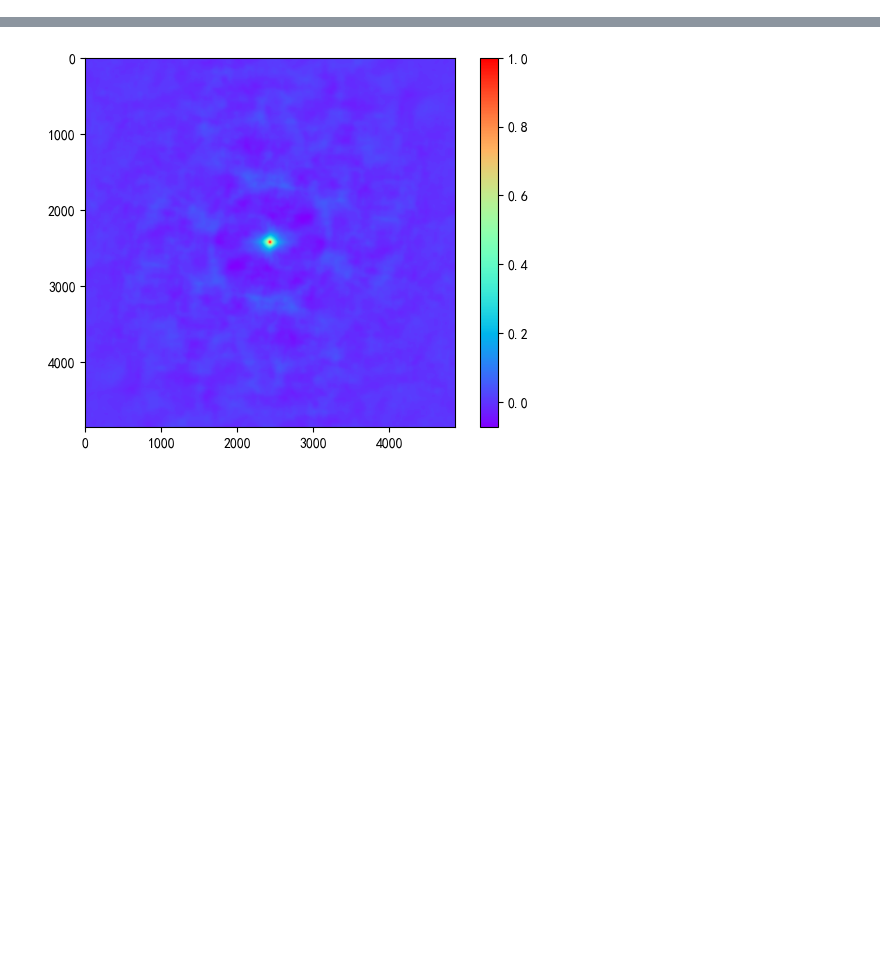
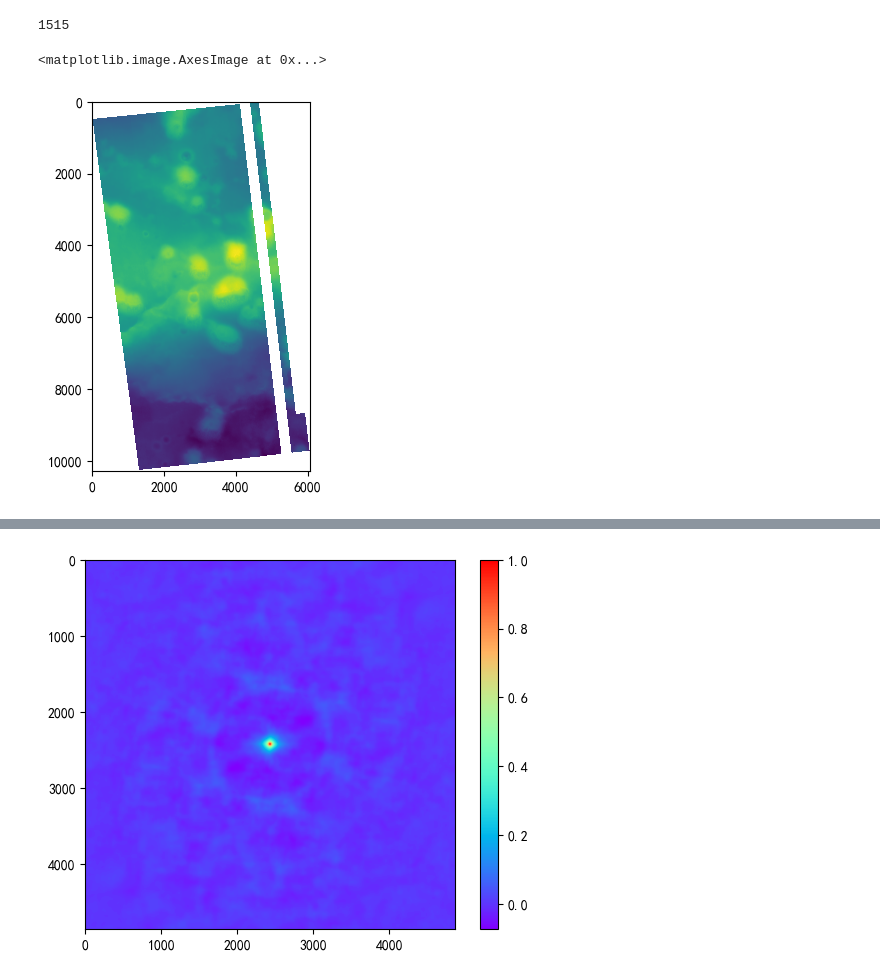
Before and after one commit to exloser123/MARS_Backup, a Jupyter notebook: method/hirise/Roughness_figure_cd.ipynb, the cells around one changed output, grey strips where cells are left out. Drawn from its saved outputs; the diff is of its cells as text; code cells hidden in the pictures; blank space fills up the shorter version.

```diff
--- a/method/hirise/Roughness_figure_cd.ipynb
+++ b/method/hirise/Roughness_figure_cd.ipynb
@@ -57,5 +57,13 @@ while True:
         count -= 1
         break
 center_index = count
+count
+# %% [output]
+1515
+# %%
+plt.imshow(data)
+# %% [output]
+<matplotlib.image.AxesImage at 0x...>
+[figure, added]
 # %%
 data_cut = data[center[0] - count: center[0] + count + 1, center[1] - count: center[1] + count + 1]
```
Also changed, not shown: parts of 10 cells of this notebook, 6 other files.
